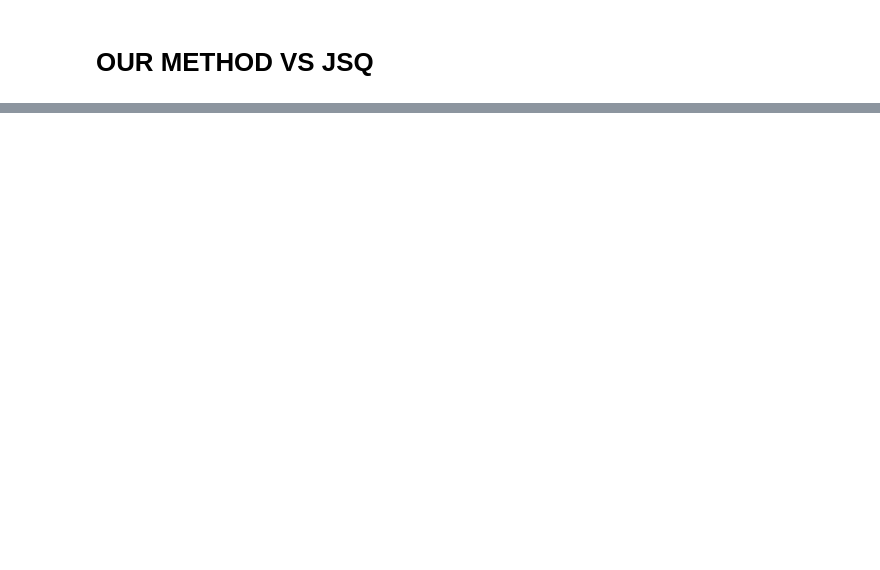
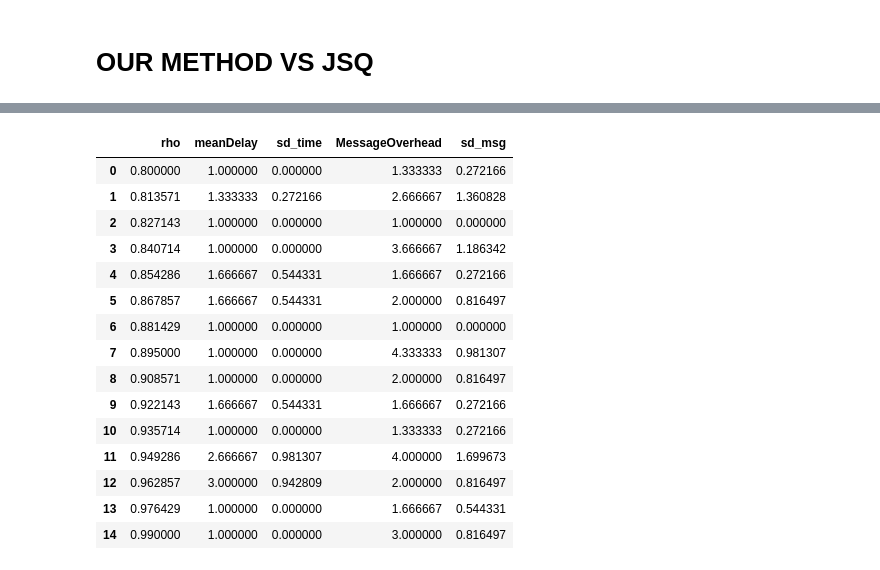
Before and after one commit to Gruntrexpewrus/NetworkingBaiocchihmks, a Jupyter notebook: Script Servers_toRUN.ipynb, the cells around one changed output, grey strips where cells are left out. Saved outputs shown, nothing was run; the diff lists cells and outputs as text; code cells hidden in the pictures; blank space fills up the shorter version.

```diff
--- a/Script Servers_toRUN.ipynb
+++ b/Script Servers_toRUN.ipynb
@@ -583,0 +653,19 @@ plt.savefig('MeanMessageOverOUR.png')
+# %%
+d4
+# %% [output]
+|  | rho | meanDelay | sd_time | MessageOverhead | sd_msg |
+| 0 | 0.800000 | 1.000000 | 0.000000 | 1.333333 | 0.272166 |
+| 1 | 0.813571 | 1.333333 | 0.272166 | 2.666667 | 1.360828 |
+| 2 | 0.827143 | 1.000000 | 0.000000 | 1.000000 | 0.000000 |
+| 3 | 0.840714 | 1.000000 | 0.000000 | 3.666667 | 1.186342 |
+| 4 | 0.854286 | 1.666667 | 0.544331 | 1.666667 | 0.272166 |
+| 5 | 0.867857 | 1.666667 | 0.544331 | 2.000000 | 0.816497 |
+| 6 | 0.881429 | 1.000000 | 0.000000 | 1.000000 | 0.000000 |
+| 7 | 0.895000 | 1.000000 | 0.000000 | 4.333333 | 0.981307 |
+| 8 | 0.908571 | 1.000000 | 0.000000 | 2.000000 | 0.816497 |
+| 9 | 0.922143 | 1.666667 | 0.544331 | 1.666667 | 0.272166 |
+| 10 | 0.935714 | 1.000000 | 0.000000 | 1.333333 | 0.272166 |
+| 11 | 0.949286 | 2.666667 | 0.981307 | 4.000000 | 1.699673 |
+| 12 | 0.962857 | 3.000000 | 0.942809 | 2.000000 | 0.816497 |
+| 13 | 0.976429 | 1.000000 | 0.000000 | 1.666667 | 0.544331 |
+| 14 | 0.990000 | 1.000000 | 0.000000 | 3.000000 | 0.816497 |
```
Also changed, not shown: parts of 13 cells of this notebook.
